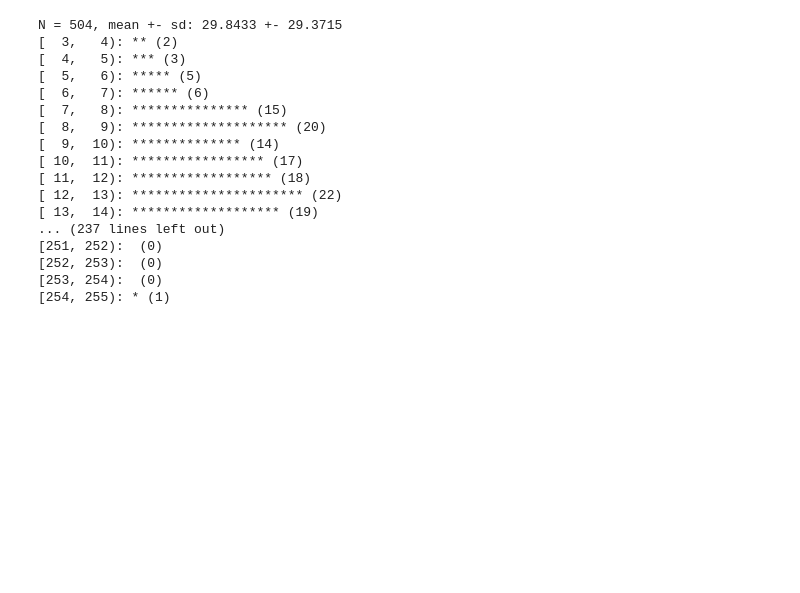
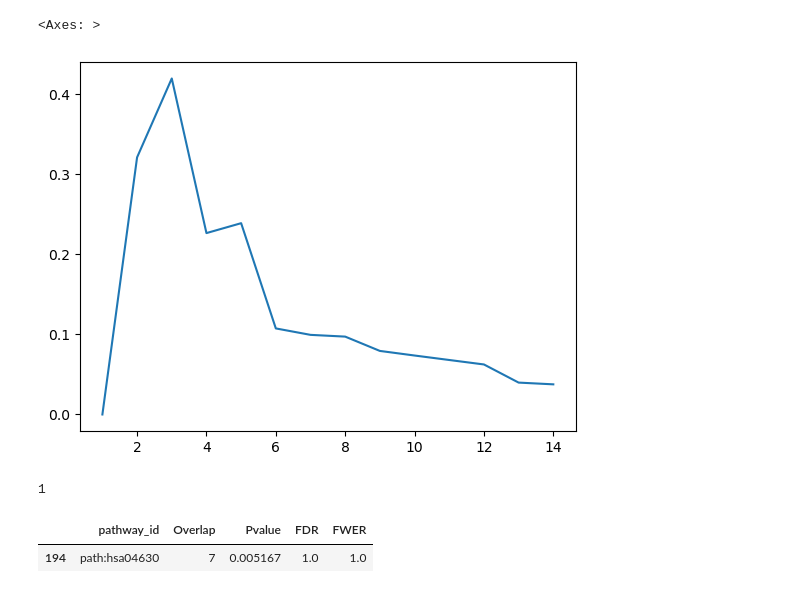
Before and after one commit to ViHoller/regulomeClustering, a Jupyter notebook: regulome_clustering.ipynb, the cells around one changed output. Drawn from its saved outputs; the diff is of its cells as text; code cells hidden in the pictures; blank space fills up the shorter version.

Commit message:
Explored clustering

```diff
--- a/regulome_clustering.ipynb
+++ b/regulome_clustering.ipynb
@@ -8,0 +99,33 @@ regulome_network_graph = ig.Graph.DataFrame(regulome_network_edges, directed=Tru
+# %%
+leiden_cluster_hits = dict()
+
+threshold = 0.05
+for (res, cluster_enrichments) in leiden_cluster_enrichment_dict.items():
+    lowest_FDR_list = list()
+    cluster_enrichments = cluster_enrichments[0]
+    for _, enrichment in cluster_enrichments.items():
+        enrichment = enrichment[0]
+        # lowest_FDR = enrichment[enrichment.FDR == enrichment.FDR.idxmin()]
+        lowest_FDR = enrichment[enrichment.FDR < threshold]
+        if len(lowest_FDR) != 0:
+            lowest_FDR_list.append(lowest_FDR)
+
+    if len(lowest_FDR_list) == 0:
+        leiden_cluster_hits[res] = pd.DataFrame({'pathway_id': [],
+                                                'Overlap': [],
+                                                'Pvalue': [],
+                                                'FDR': [],
+                                                'FWER': []})
+        continue
+    leiden_cluster_hits[res] = pd.concat(lowest_FDR_list)
+# %%
+
+resolutions = leiden_cluster_hits.keys()
+num_pathways = list()
+for res, hits in leiden_cluster_hits.items():
+    num_pathways.append(len(hits.pathway_id.unique()))
+num_pathways
+
+plot = sns.lineplot(x=resolutions, y=num_pathways)
+plot.set_title("Number of enriched pathwys per resolution in Louvain")
+plot.set_xlim([0,10])
@@ -8,0 +135,4 @@ regulome_network_graph = ig.Graph.DataFrame(regulome_network_edges, directed=Tru
+# %%
+n_clusters = [n[1] for n in leiden_cluster_enrichment_dict.values()]
+
+sns.lineplot(x=n_clusters, y=num_pathways)
@@ -9,3 +142,19 @@ regulome_network_graph = ig.Graph.DataFrame(regulome_network_edges, directed=Tru
+# %%
+css = [p/c for (p,c) in zip(num_pathways, n_clusters)]
+sns.lineplot(x=resolutions, y = css) # looking at total number of clusters, not significant clusters
+# maybe filter out clusters - above/below threshold
+# %% [output]
+<Axes: >
+[figure, added]
+# %%
+len(set(kegg_pathways['uniprot_id']).intersection(set(louvain_clusters.subgraphs()[500].vs['name'])))
+# %% [output]
+1
+# %%
+ease_try[ease_try['Pvalue'] < 0.01]
+# %% [output]
+|  | pathway_id | Overlap | Pvalue | FDR | FWER |
+| 194 | path:hsa04630 | 7 | 0.005167 | 1.0 | 1.0 |
 # %%
 infomap_clusters = regulome_network_graph.community_infomap(edge_weights='5:PPV', trials=10) # generaetd some small clusters and 1 large one
 # %%
@@ -23,22 +172,2 @@ louvain_clusters = regulome_network_graph_undirected.community_multilevel(weight
                                                                           return_levels=False,
                                                                           resolution=5)
-# %%
-print(louvain_clusters.size_histogram())
-# %% [output]
-N = 504, mean +- sd: 29.8433 +- 29.3715
-[  3,   4): ** (2)
-[  4,   5): *** (3)
-[  5,   6): ***** (5)
-[  6,   7): ****** (6)
-[  7,   8): *************** (15)
-[  8,   9): ******************** (20)
-[  9,  10): ************** (14)
-[ 10,  11): ***************** (17)
-[ 11,  12): ****************** (18)
-[ 12,  13): ********************** (22)
-[ 13,  14): ******************* (19)
-... (237 lines left out)
-[251, 252):  (0)
-[252, 253):  (0)
-[253, 254):  (0)
-[254, 255): * (1)
```
Also changed, not shown: parts of 11 cells of this notebook, 7 other files.
